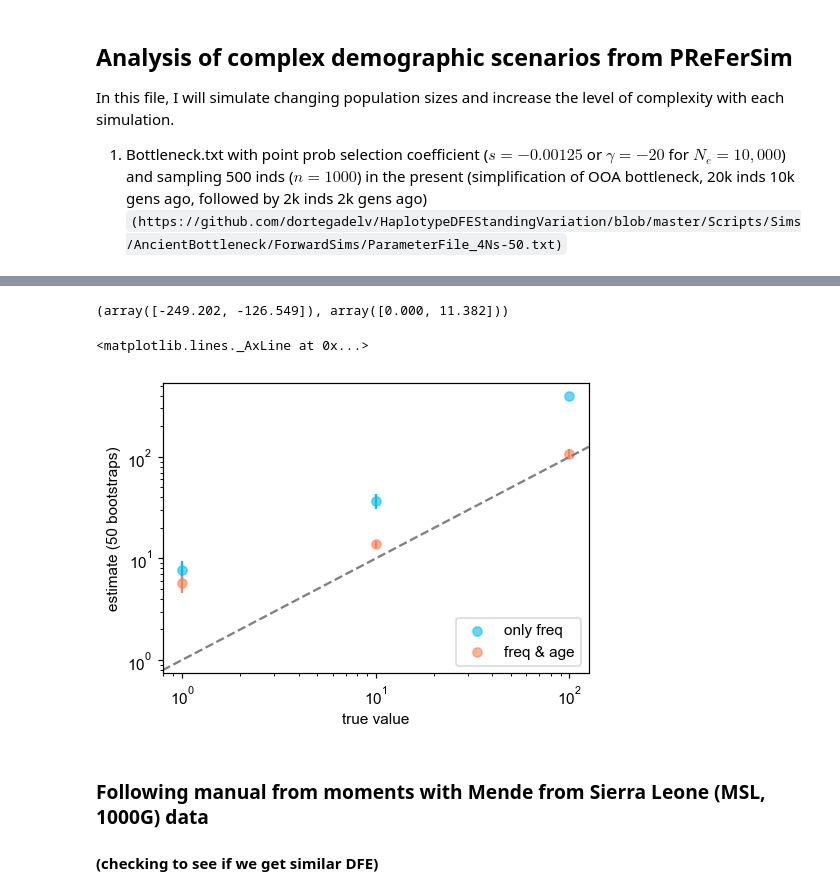
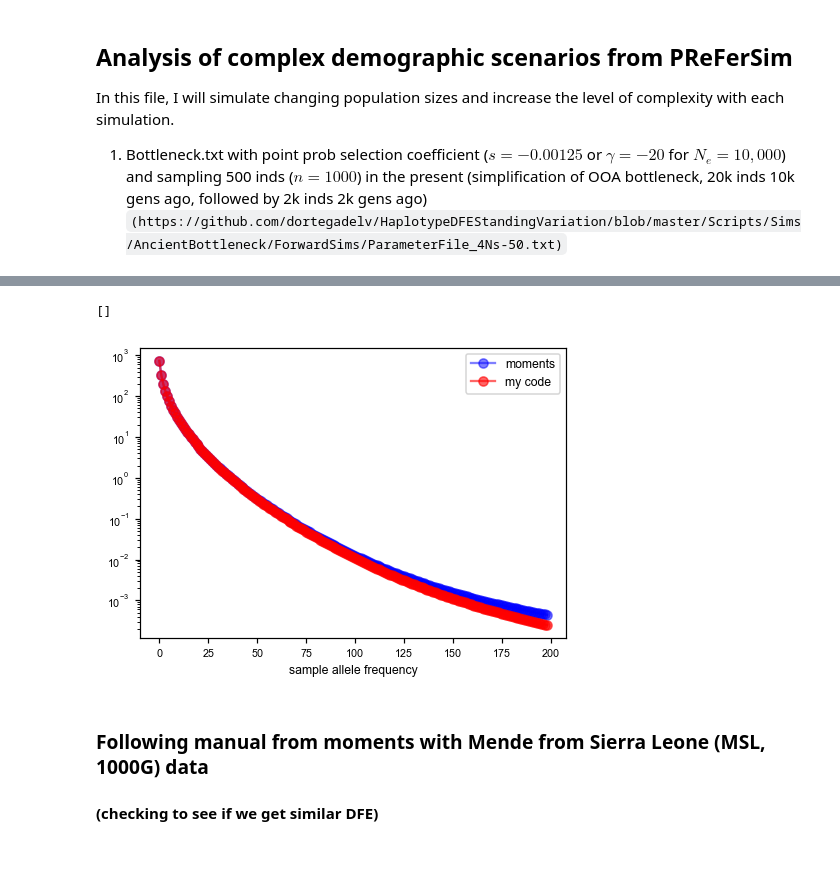
Before and after one commit to VivaswatS/selCoefEst, a Jupyter notebook: changingpopsizesims.ipynb, the cells around one changed output, grey strips where cells are left out. Cells and saved outputs as stored; diff of their text form; code cells hidden in the pictures; blank space fills up the shorter version.

```diff
--- a/changingpopsizesims.ipynb
+++ b/changingpopsizesims.ipynb
@@ -371,18 +58,22 @@ plt.scatter(df1['sXl'], df1['al'], alpha=0.5); plt.xlabel('# of allele copies');
-# %%
-mle = get_boot_ci(gamma[:-1],p_xa_s,up_xa_s,dat,nsamps=len(dat),nboot=50,cutoff=2)
-mle.mean(axis=0), mle.std(axis=0)
-# %% [output]
-(array([-249.202, -126.549]), array([0.000, 11.382]))
-# %%
-## plotting truth vs mean + CI estimates
-plt.scatter([1.,10.,100.],[7.69,37.2,400],color='deepskyblue',alpha=0.6,label='only freq')
-plt.scatter([1.,10.,100.],[5.69,13.8,107.5],color='coral',alpha=0.6,label='freq & age'); plt.legend(loc='lower right')
-plt.errorbar([1.,10.,100.],[7.69,37.2,400],yerr=[1.7,6.2,0],color='deepskyblue',ls='none'); plt.xlabel('true value')
-plt.errorbar([1.,10.,100.],[5.69,13.8,107.5],yerr=[1.1,1.1,12.8],color='coral',ls='none'); plt.ylabel('estimate (50 bootstraps)')
-plt.loglog(); plt.axline((1,1),(100,100),color='grey',linestyle='--')
-# %% [output]
-<matplotlib.lines._AxLine at 0x...>
-[figure, removed]
+# %%
+## CODE TO SHOW 1:1 RELATIONSHIP B/W MOMENTS & MY CALCULATIONS FOR *CHANGING POP SIZE*
+# Nc = np.concatenate((np.repeat(2000,500),np.repeat(1000,2000)))
+# fsf = moments.Spectrum(moments.LinearSystem_1D.steady_state_1D(2000))
+# fsf.integrate([2.], .25, gamma=-10, dt_fac=1e-3, theta=400)
+# fsf = fsf.project([200])
+
+# %time fst2 = run_mom_iterate_changing3(200, -10/2000, Nc, 400, {}) # -> takes 5 mins for 7000 gens iteration
+# Nc = np.concatenate((np.repeat(2000,500),np.repeat(1000,2000)))
+# %time fst3 = run_mom_iterate_changing3(200, -10/2000, Nc, 400, {})
+# fst = run_mom_iterate_changing3(200, -20/2000, Nc, 400, {})
+# fst2 = mom[:-1,:]
+# fst0 = run_mom_iterate_constant(20000, 200, -10/10000, 10000, 400, {})
+# plt.imshow(fst2,cmap='OrRd',aspect='auto',norm=colors.LogNorm(vmin=1e-6)); plt.colorbar();
+
+plt.plot(fsf[1:-1],'-ob',label='moments',alpha=0.5); plt.plot(fst2.sum(axis=0)[1:-1]/1000,'-or',label=r'my code',alpha=0.6); plt.xlabel('sample allele frequency'); plt.legend(); plt.semilogy()
+# %% [output]
+[]
+[figure, added]
 # %% [markdown]
 ### Following manual from moments with Mende from Sierra Leone (MSL, 1000G) data
 #### (checking to see if we get similar DFE)
```
Also changed, not shown: parts of 62 cells of this notebook, 2 other files.
